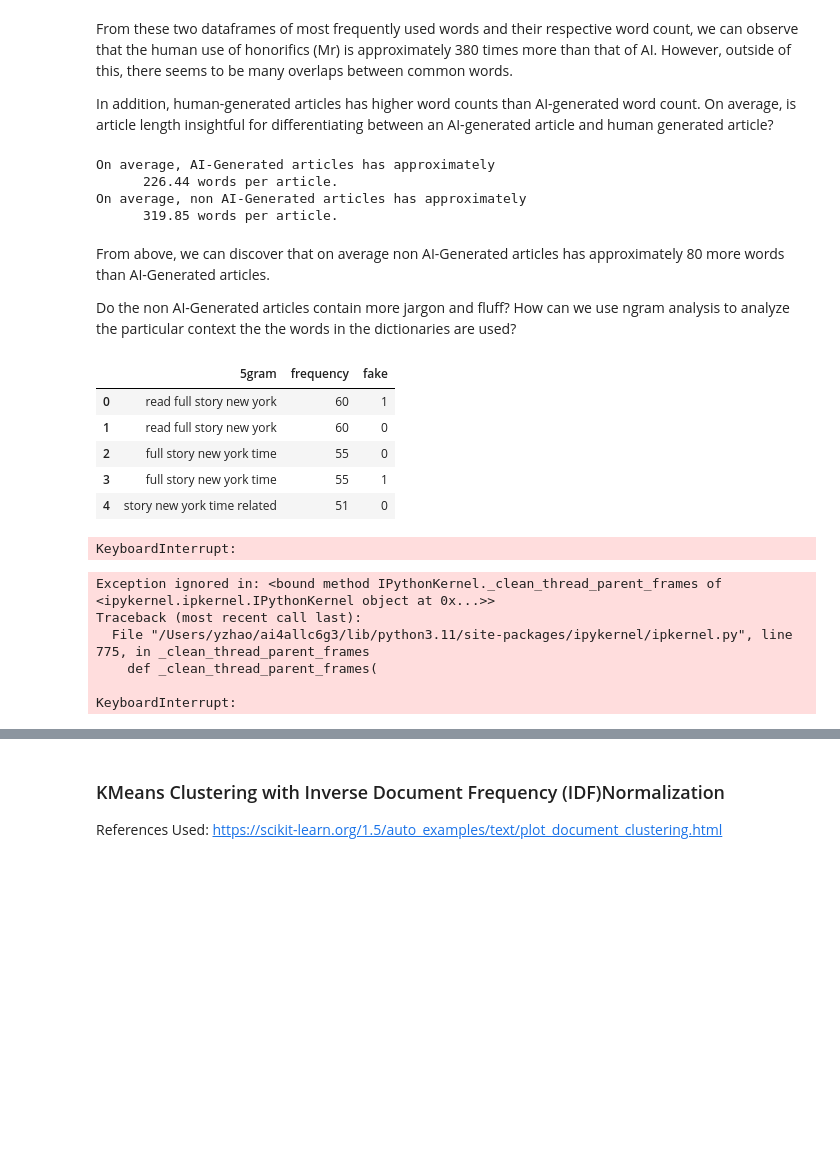
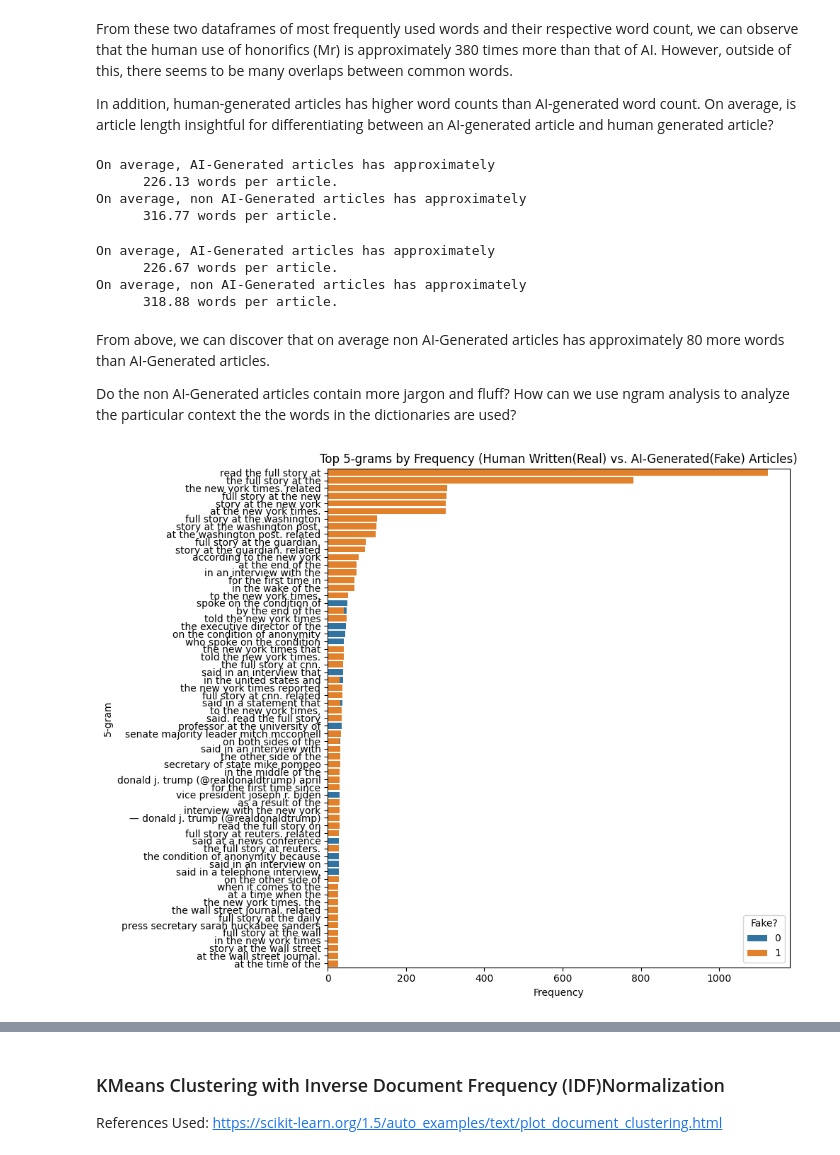
Before and after one commit to mekam790/ai4allc6g3, a Jupyter notebook: data_cleaning_ying.ipynb, the cells around one changed output, grey strips where cells are left out. Cells and saved outputs as stored; diff of their text form; code cells hidden in the pictures; blank space fills up the shorter version.

```diff
--- a/data_cleaning_ying.ipynb
+++ b/data_cleaning_ying.ipynb
@@ -195,17 +197,29 @@ From these two dataframes of most frequently used words and their respective wor
 
 In addition, human-generated articles has higher word counts than AI-generated word count. On average, is article length insightful for differentiating between an AI-generated article and human generated article?
 # %%
-ai_articles["Word_Count"] = ai_articles["Cleaned_Article"].apply(lambda n: len(n.split()))
-real_articles["Word_Count"] = real_articles["Cleaned_Article"].apply(lambda n: len(n.split()))
+fake_unprocessed_sample["Word_Count"] = fake_unprocessed_sample["Cleaned_Article"].apply(lambda n: len(n.split()))
+real_unprocessed_sample["Word_Count"] = real_unprocessed_sample["Cleaned_Article"].apply(lambda n: len(n.split()))
 print(f"""On average, AI-Generated articles has approximately
-      {ai_articles['Word_Count'].mean():.2f} words per article.""")
+      {fake_unprocessed_sample['Word_Count'].mean():.2f} words per article.""")
 print(f"""On average, non AI-Generated articles has approximately
-      {real_articles['Word_Count'].mean():.2f} words per article.""")
+      {real_unprocessed_sample['Word_Count'].mean():.2f} words per article.""")
 # %% [output]
 On average, AI-Generated articles has approximately
-      226.44 words per article.
+      226.13 words per article.
 On average, non AI-Generated articles has approximately
-      319.85 words per article.
+      316.77 words per article.
+# %%
+fake_processed_sample["Word_Count"] = fake_processed_sample["Cleaned_Article"].apply(lambda n: len(n.split()))
+real_processed_sample["Word_Count"] = real_processed_sample["Cleaned_Article"].apply(lambda n: len(n.split()))
+print(f"""On average, AI-Generated articles has approximately
+      {fake_processed_sample['Word_Count'].mean():.2f} words per article.""")
+print(f"""On average, non AI-Generated articles has approximately
+      {real_processed_sample['Word_Count'].mean():.2f} words per article.""")
+# %% [output]
+On average, AI-Generated articles has approximately
+      226.67 words per article.
+On average, non AI-Generated articles has approximately
+      318.88 words per article.
 # %% [markdown]
 From above, we can discover that on average non AI-Generated articles has approximately 80 more words than AI-Generated articles.
 
@@ -279,49 +264,32 @@ def combine_ngram_frequencies(articles, num, fake):
     freq_df = freq_df.sort_values(by='frequency', ascending=False)
     freq_df.reset_index(inplace=True, drop=True)
     return freq_df
-# %%
-fake_unprocessed_sample = unprocessed_ai.sample(1000)
-real_unprocessed_sample = unprocessed_real.sample(1000)
 # %%
 unprocessed_fake_5gram = combine_ngram_frequencies(
-    fake_unprocessed_sample["Cleaned_Article"], 5, 1
+    fake_unprocessed_sample["Article"], 5, 1
     )
-unprocessed_real_5gram = combine_ngram_frequencies(fake_unprocessed_sample["Cleaned_Article"], 5, 0)
+unprocessed_real_5gram = combine_ngram_frequencies(real_unprocessed_sample["Article"], 5, 0)
 # %%
 merged_unprocessed = pd.concat([unprocessed_fake_5gram, unprocessed_real_5gram])
 merged_unprocessed = merged_unprocessed.sort_values(by="frequency", ascending=False)
 merged_unprocessed.reset_index(inplace=True, drop=True)
-top50 = merged_unprocessed.head(50)
-top50
+top75 = merged_unprocessed.head(75)
-# %% [output]
-|  | 5gram | frequency | fake |
-| 0 | read full story new york | 60 | 1 |
-| 1 | read full story new york | 60 | 0 |
-| 2 | full story new york time | 55 | 0 |
-| 3 | full story new york time | 55 | 1 |
-| 4 | story new york time related | 51 | 0 |
 # %%
 plt.figure(figsize=(10, 8))
 
 sns.barplot(
-    data=merged_unprocessed,
+    data=top75,
     x="frequency",
     y="5gram",
     hue="fake",
     dodge=False
 )
 
 plt.title("Top 5-grams by Frequency (Human Written(Real) vs. AI-Generated(Fake) Articles)")
 plt.xlabel("Frequency")
 plt.ylabel("5-gram")
 plt.legend(title="Fake?")
 plt.tight_layout()
 plt.show()
 # %% [output]
-KeyboardInterrupt:
-Exception ignored in: <bound method IPythonKernel._clean_thread_parent_frames of <ipykernel.ipkernel.IPythonKernel object at 0x...>>
-Traceback (most recent call last):
-  File "/Users/yzhao/ai4allc6g3/lib/python3.11/site-packages/ipykernel/ipkernel.py", line 775, in _clean_thread_parent_frames
-    def _clean_thread_parent_frames(
-
-KeyboardInterrupt:
+[figure, added]
```
Also changed, not shown: parts of 21 cells of this notebook.
